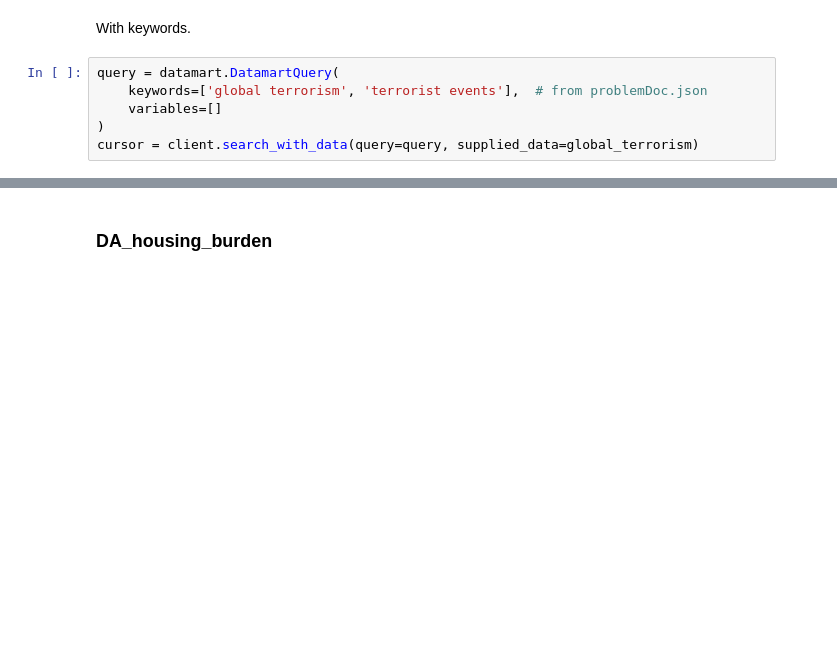
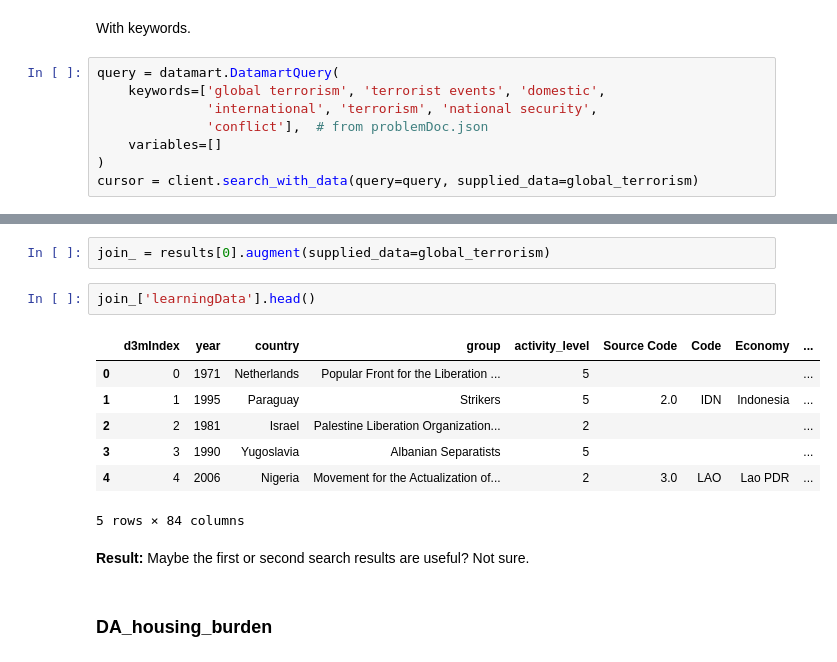
Before and after one commit to VIDA-NYU/auctus, a Jupyter notebook: examples/data-augmentation-seed-problems.ipynb, the cells around one changed output, grey strips where cells are left out. Cells and saved outputs as stored; diff of their text form; blank space fills up the shorter version.

```diff
--- a/examples/data-augmentation-seed-problems.ipynb
+++ b/examples/data-augmentation-seed-problems.ipynb
@@ -278,7 +296,9 @@ print_results(results)
 With keywords.
 # %%
 query = datamart.DatamartQuery(
-    keywords=['global terrorism', 'terrorist events'],  # from problemDoc.json
+    keywords=['global terrorism', 'terrorist events', 'domestic',
+              'international', 'terrorism', 'national security',
+              'conflict'],  # from problemDoc.json
     variables=[]
 )
 cursor = client.search_with_data(query=query, supplied_data=global_terrorism)
@@ -290,3 +328,17 @@ print_results(results)
+# %%
+join_ = results[0].augment(supplied_data=global_terrorism)
+# %%
+join_['learningData'].head()
+# %% [output]
+|  | d3mIndex | year | country | group | activity_level | Source Code | Code | Economy | ... |
+| 0 | 0 | 1971 | Netherlands | Popular Front for the Liberation ... | 5 |  |  |  | ... |
+| 1 | 1 | 1995 | Paraguay | Strikers | 5 | 2.0 | IDN | Indonesia | ... |
+| 2 | 2 | 1981 | Israel | Palestine Liberation Organization... | 2 |  |  |  | ... |
+| 3 | 3 | 1990 | Yugoslavia | Albanian Separatists | 5 |  |  |  | ... |
+| 4 | 4 | 2006 | Nigeria | Movement for the Actualization of... | 2 | 3.0 | LAO | Lao PDR | ... |
+5 rows × 84 columns
+# %% [markdown]
+**Result:** Maybe the first or second search results are useful? Not sure.
 # %% [markdown]
 ### DA_housing_burden
 # %%
```
Also changed, not shown: parts of 43 cells of this notebook, 4 other files.
